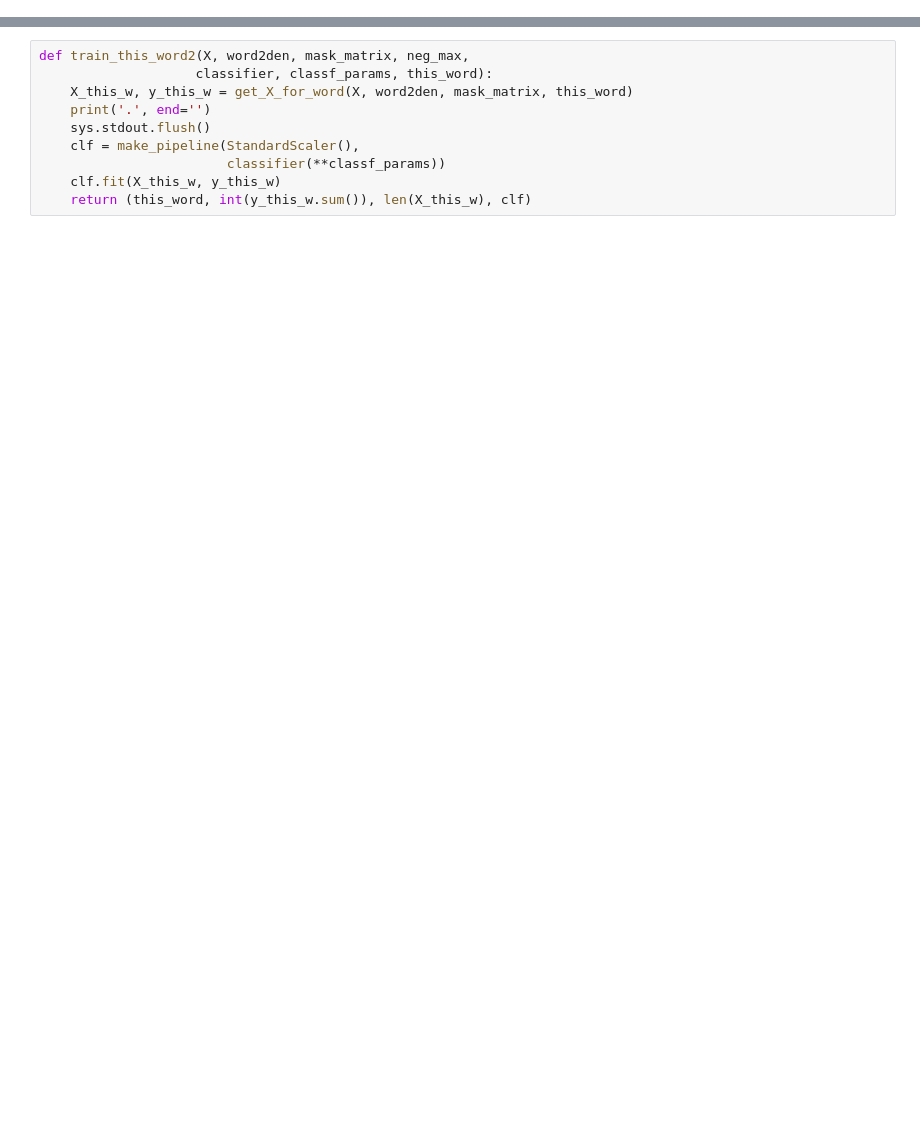
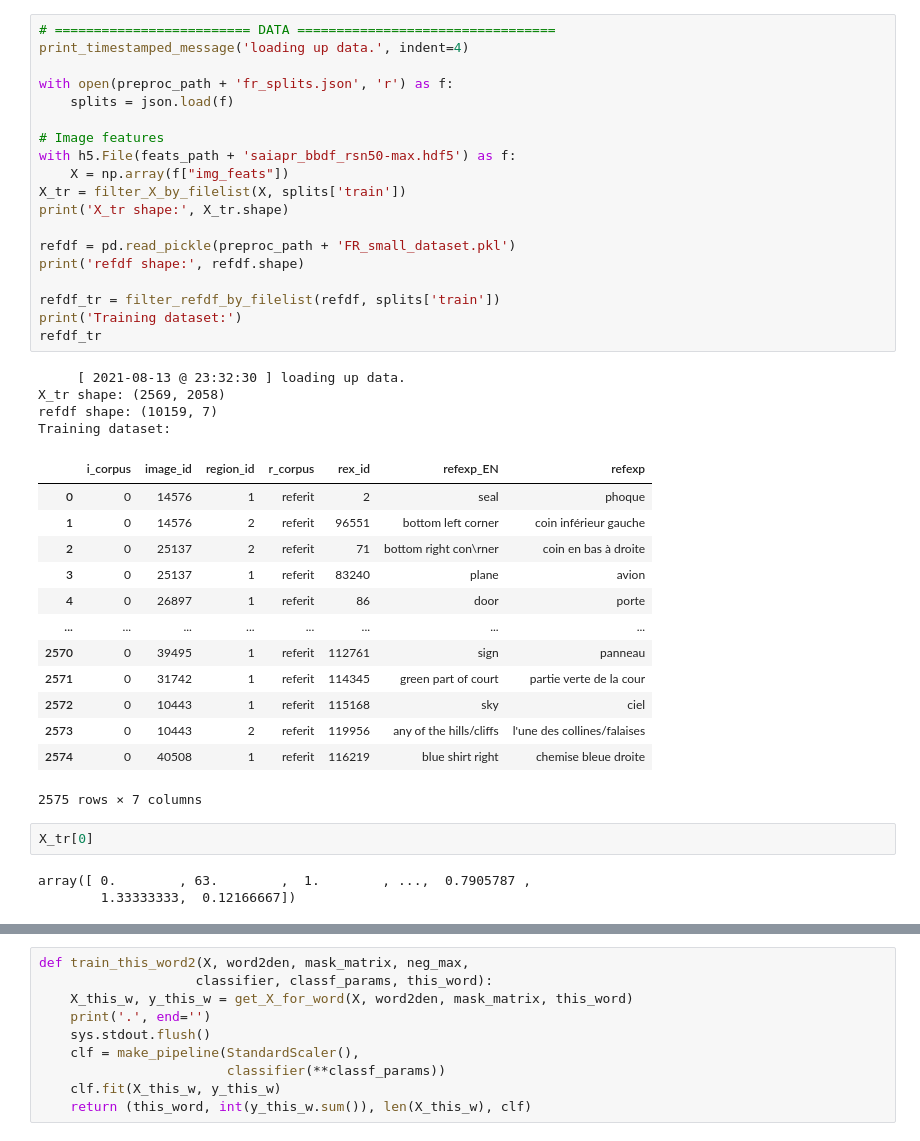
Before and after one commit to Beckalina/ThesisProject, a Jupyter notebook: clp-vision-master/WACs/LocalDevel/my_model_tinkering.ipynb, the cells around one changed output, grey strips where cells are left out. Cells and saved outputs as stored; diff of their text form; blank space fills up the shorter version.

```diff
--- a/clp-vision-master/WACs/LocalDevel/my_model_tinkering.ipynb
+++ b/clp-vision-master/WACs/LocalDevel/my_model_tinkering.ipynb
@@ -64,3 +66,45 @@ model = {
 
 ID_FEATS = 3 # The first features in the image feature Xs encode the region ID
 N_JOBS = 2  # how many threads to run in parallel during training
+# %%
+# ========================= DATA =================================
+print_timestamped_message('loading up data.', indent=4)
+
+with open(preproc_path + 'fr_splits.json', 'r') as f:
+    splits = json.load(f)
+
+# Image features
+with h5.File(feats_path + 'saiapr_bbdf_rsn50-max.hdf5') as f:
+    X = np.array(f["img_feats"])
+X_tr = filter_X_by_filelist(X, splits['train'])
+print('X_tr shape:', X_tr.shape)
+
+refdf = pd.read_pickle(preproc_path + 'FR_small_dataset.pkl')
+print('refdf shape:', refdf.shape)
+
+refdf_tr = filter_refdf_by_filelist(refdf, splits['train'])
+print('Training dataset:')
+refdf_tr
+# %% [output]
+     [ 2021-08-13 @ 23:32:30 ] loading up data.
+X_tr shape: (2569, 2058)
+refdf shape: (10159, 7)
+Training dataset:
+|  | i_corpus | image_id | region_id | r_corpus | rex_id | refexp_EN | refexp |
+| 0 | 0 | 14576 | 1 | referit | 2 | seal | phoque |
+| 1 | 0 | 14576 | 2 | referit | 96551 | bottom left corner | coin inférieur gauche |
+| 2 | 0 | 25137 | 2 | referit | 71 | bottom right con\rner | coin en bas à droite |
+| 3 | 0 | 25137 | 1 | referit | 83240 | plane | avion |
+| 4 | 0 | 26897 | 1 | referit | 86 | door | porte |
+| ... | ... | ... | ... | ... | ... | ... | ... |
+| 2570 | 0 | 39495 | 1 | referit | 112761 | sign | panneau |
+| 2571 | 0 | 31742 | 1 | referit | 114345 | green part of court | partie verte de la cour |
+| 2572 | 0 | 10443 | 1 | referit | 115168 | sky | ciel |
+| 2573 | 0 | 10443 | 2 | referit | 119956 | any of the hills/cliffs | l'une des collines/falaises |
+| 2574 | 0 | 40508 | 1 | referit | 116219 | blue shirt right | chemise bleue droite |
+2575 rows × 7 columns
+# %%
+X_tr[0]
+# %% [output]
+array([ 0.        , 63.        ,  1.        , ...,  0.7905787 ,
+        1.33333333,  0.12166667])
```
Also changed, not shown: parts of 12 cells of this notebook, 35 other files.
